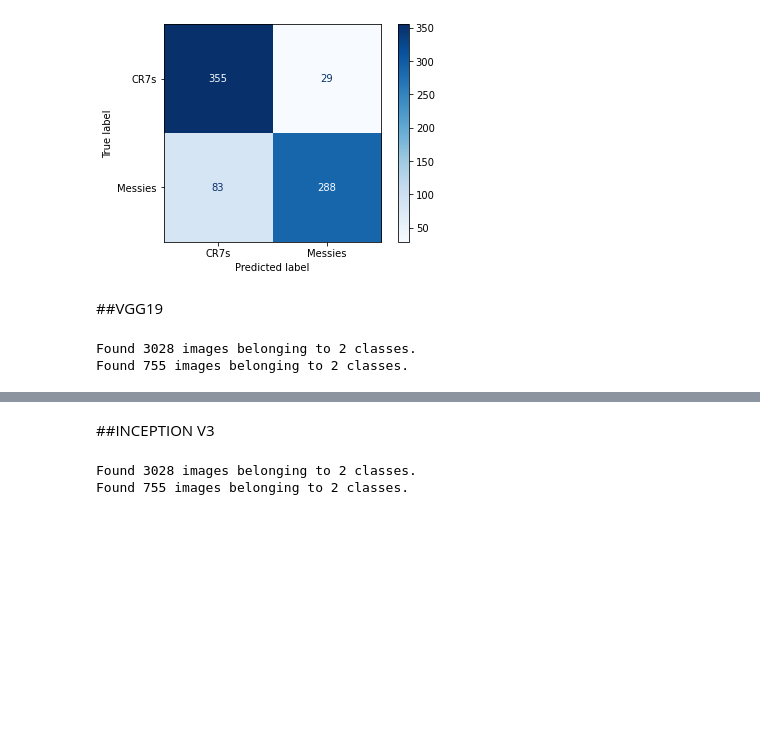
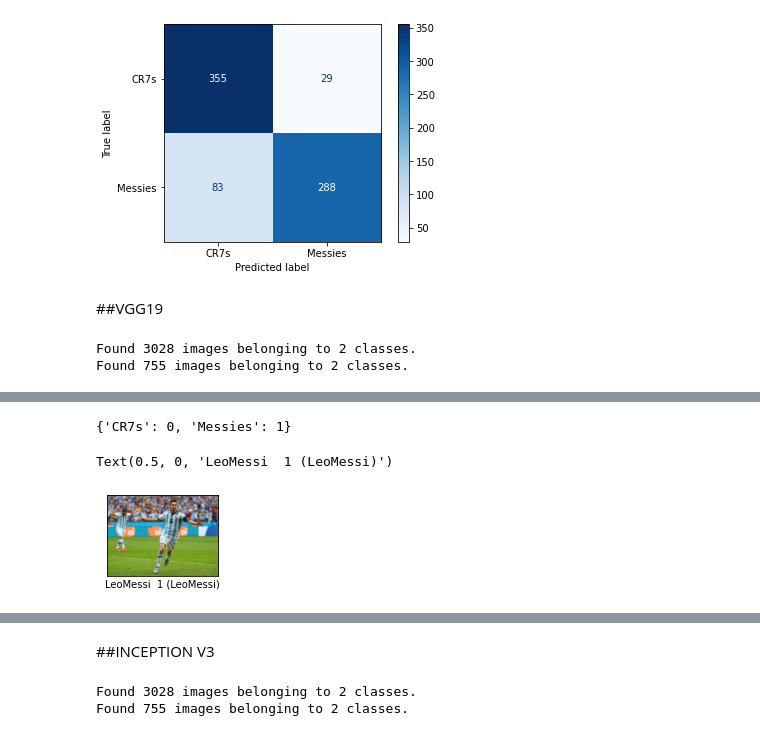
Before and after one commit to DaverArenas/DeepLearning_ImageClassification, a Jupyter notebook: Clasificacion_Imagenes_Futbol.ipynb, the cells around one changed output, grey strips where cells are left out. Cells and saved outputs as stored; diff of their text form; code cells hidden in the pictures; blank space fills up the shorter version.

```diff
--- a/Clasificacion_Imagenes_Futbol.ipynb
+++ b/Clasificacion_Imagenes_Futbol.ipynb
@@ -653,0 +683,10 @@ plt.show()
+# %%
+train_it.class_indices
+# %% [output]
+{'CR7s': 0, 'Messies': 1}
+# %%
+labels_test=test_it.labels
+labels_test
+# %%
+data_val=test_it.filepaths
+data_val
@@ -653,0 +695,17 @@ plt.show()
+# %%
+index_image=500
+plt.figure(figsize=(2,2))
+plt.grid(False)
+plt.xticks([])
+plt.yticks([])
+im=plt.imread(data_val[index_image])
+plt.imshow(im)
+
+predicted_label = "CR7" if Y_pred[index_image][0]<0.5 else "LeoMessi"
+real_label="CR7" if labels_test[index_image]==0 else "LeoMessi"
+plt.xlabel("{} {:2.0f} ({})".format(predicted_label,
+                              Y_pred[index_image][0],
+                              real_label))
+# %% [output]
+Text(0.5, 0, 'LeoMessi  1 (LeoMessi)')
+[figure, added]
```
Also changed, not shown: parts of 21 cells of this notebook.
